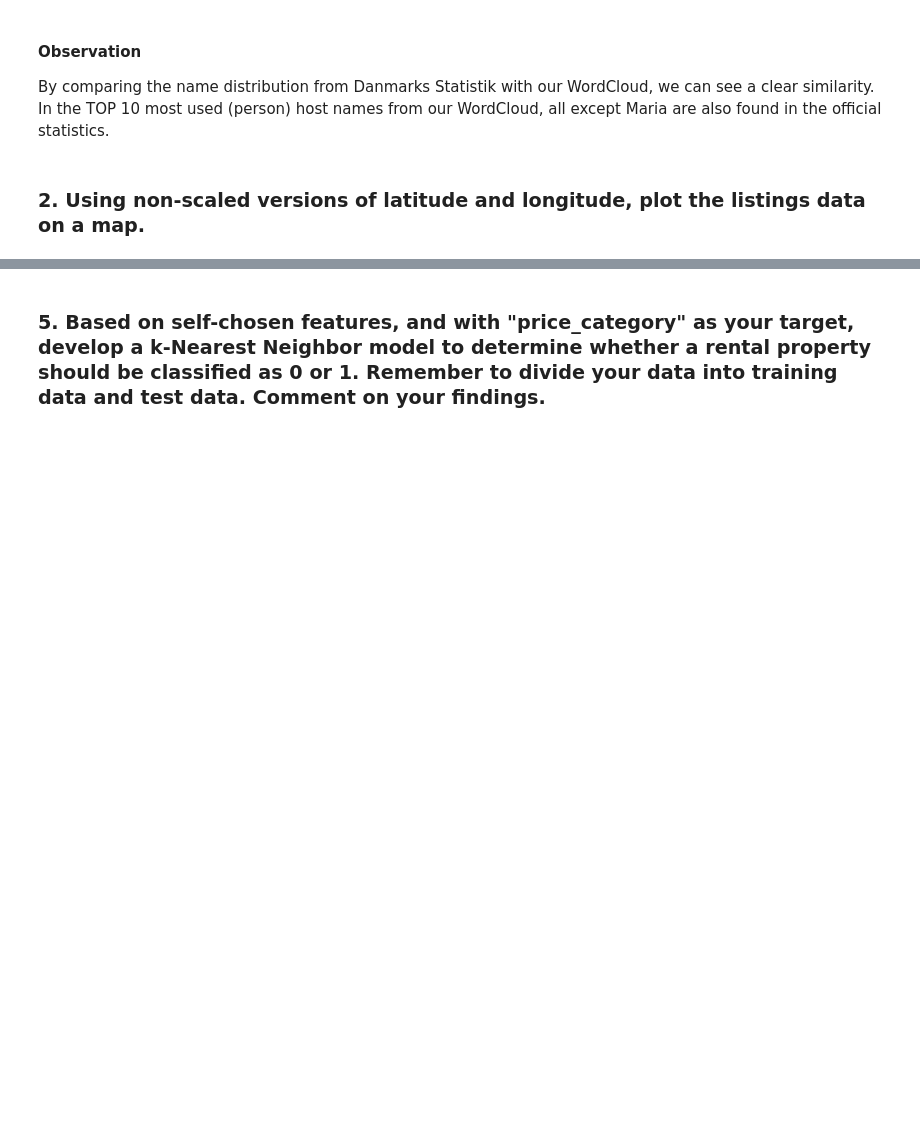
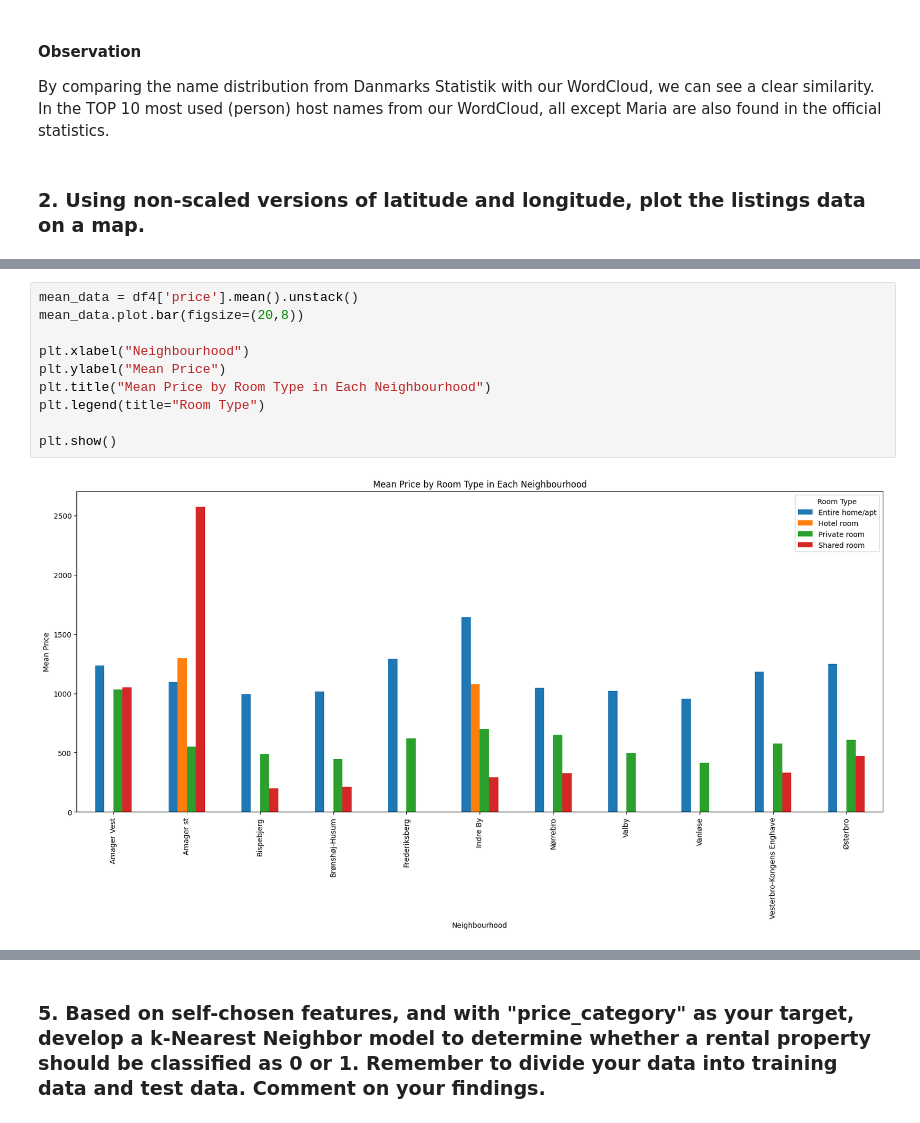
Before and after one commit to mitmarcus/VIA-MAL1, a Jupyter notebook: Ass1_CopenhagenAirBnB/1. Copenhagen AirBnB.ipynb, the cells around one changed output, grey strips where cells are left out. Saved outputs shown, nothing was run; the diff lists cells and outputs as text; blank space fills up the shorter version.

```diff
--- a/Ass1_CopenhagenAirBnB/1. Copenhagen AirBnB.ipynb
+++ b/Ass1_CopenhagenAirBnB/1. Copenhagen AirBnB.ipynb
@@ -299,0 +269,12 @@ df4.price.quantile([0.25, 0.5, 0.75]).unstack().plot(kind='bar', stacked=True, f
+# %%
+mean_data = df4['price'].mean().unstack()
+mean_data.plot.bar(figsize=(20,8))
+
+plt.xlabel("Neighbourhood")
+plt.ylabel("Mean Price")
+plt.title("Mean Price by Room Type in Each Neighbourhood")
+plt.legend(title="Room Type")
+
+plt.show()
+# %% [output]
+[figure, added]
```
Also changed, not shown: parts of 55 cells of this notebook.
